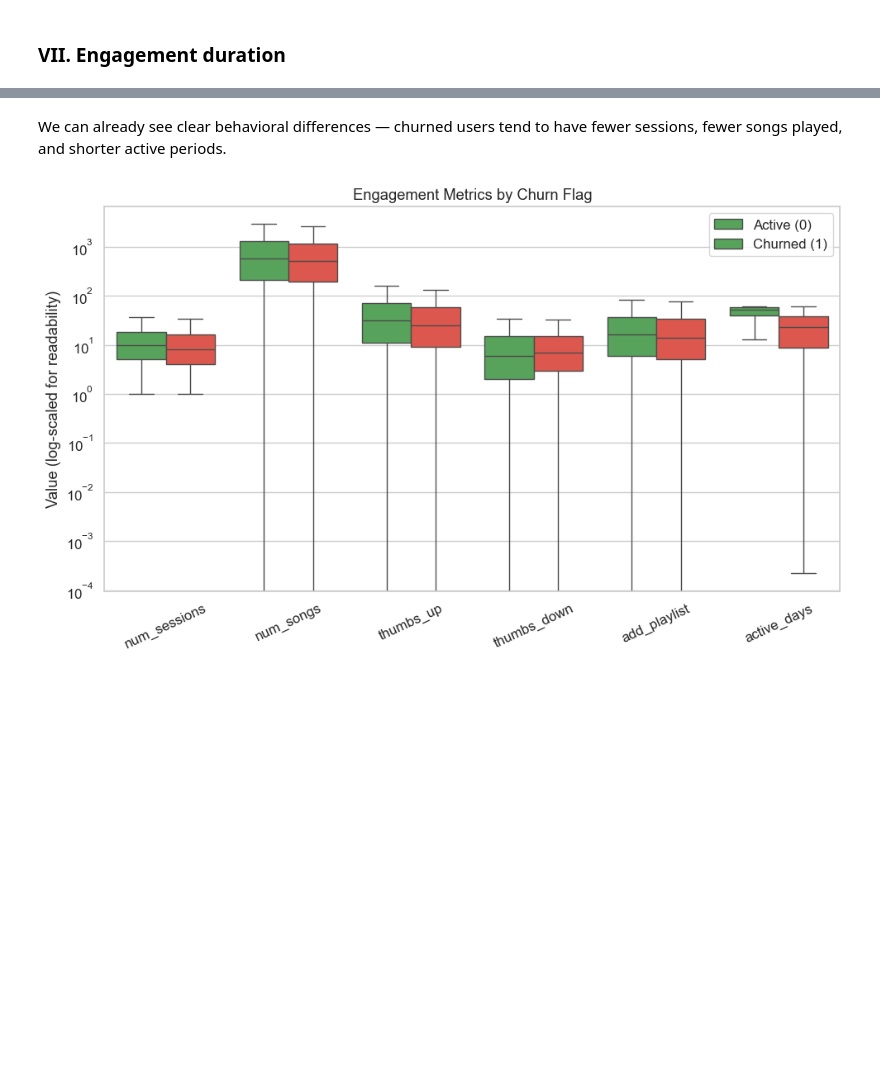
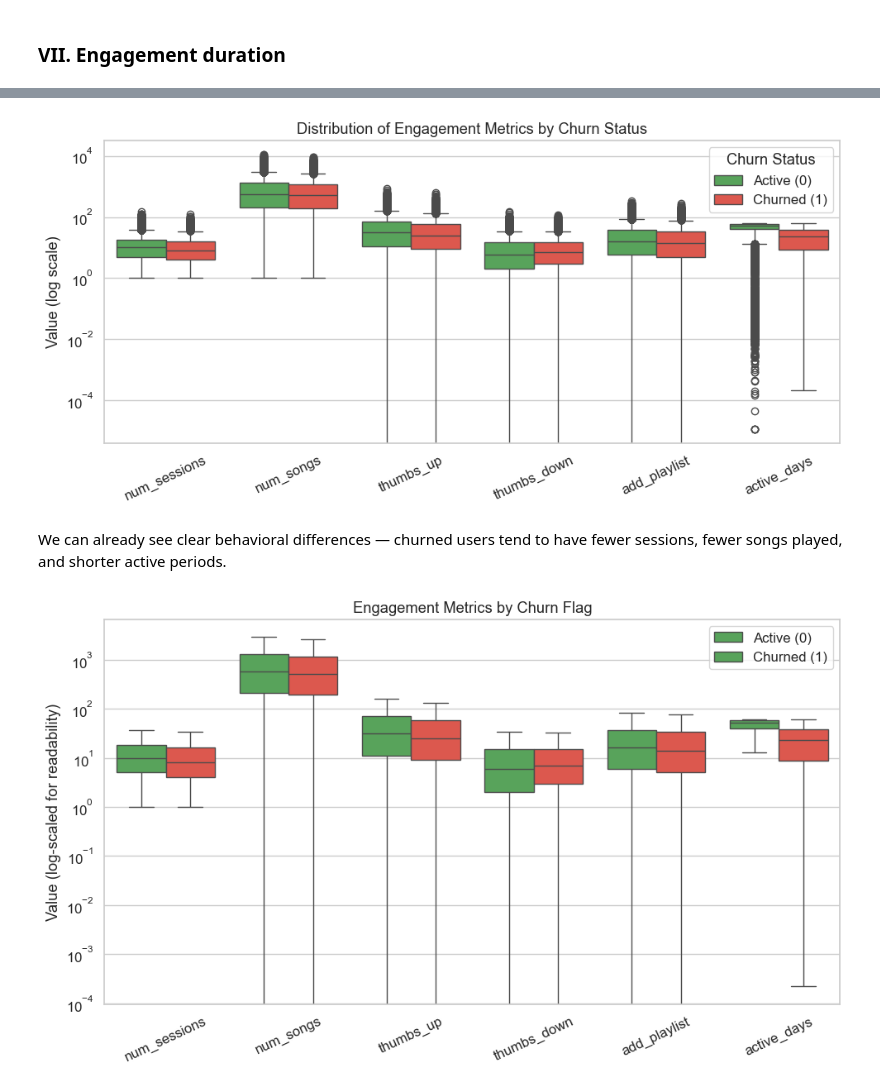
Before and after one commit to ZlataSparrow/Churn_Risk_Classification, a Jupyter notebook: notebook/02_EDA.ipynb, the cells around one changed output, grey strips where cells are left out. Saved outputs shown, nothing was run; the diff lists cells and outputs as text; code cells hidden in the pictures; blank space fills up the shorter version.

```diff
--- a/notebook/02_EDA.ipynb
+++ b/notebook/02_EDA.ipynb
@@ -826,3 +905,33 @@ summary_stats
+# %%
+engagement_pd = engagement_df.toPandas()
+
+engagement_melted = engagement_pd.melt(
+    id_vars="churn_flag",
+    value_vars=["num_sessions", "num_songs", "thumbs_up", "thumbs_down", "add_playlist", "active_days"],
+    var_name="Metric",
+    value_name="Value"
+)
+
+
+plt.figure(figsize=(10,5))
+box = sns.boxplot(
+    data=engagement_melted,
+    x="Metric", y="Value", hue="churn_flag",
+    palette={0: "#4CAF50", 1: "#F44336"}
+)
+plt.title("Distribution of Engagement Metrics by Churn Status")
+plt.xlabel("")
+plt.ylabel("Value (log scale)")
+plt.yscale("log")  # helps handle skewed distributions
+
+handles, _ = box.get_legend_handles_labels()
+plt.legend(handles, ["Active (0)", "Churned (1)"], title="Churn Status")
+
+plt.xticks(rotation=25)
+plt.tight_layout()
+plt.show()
+# %% [output]
+[figure, added]
 # %% [markdown]
 We can already see clear behavioral differences — churned users tend to have fewer sessions, fewer songs played, and shorter active periods.
 # %%
```
Also changed, not shown: parts of 34 cells of this notebook, 1 other file.
